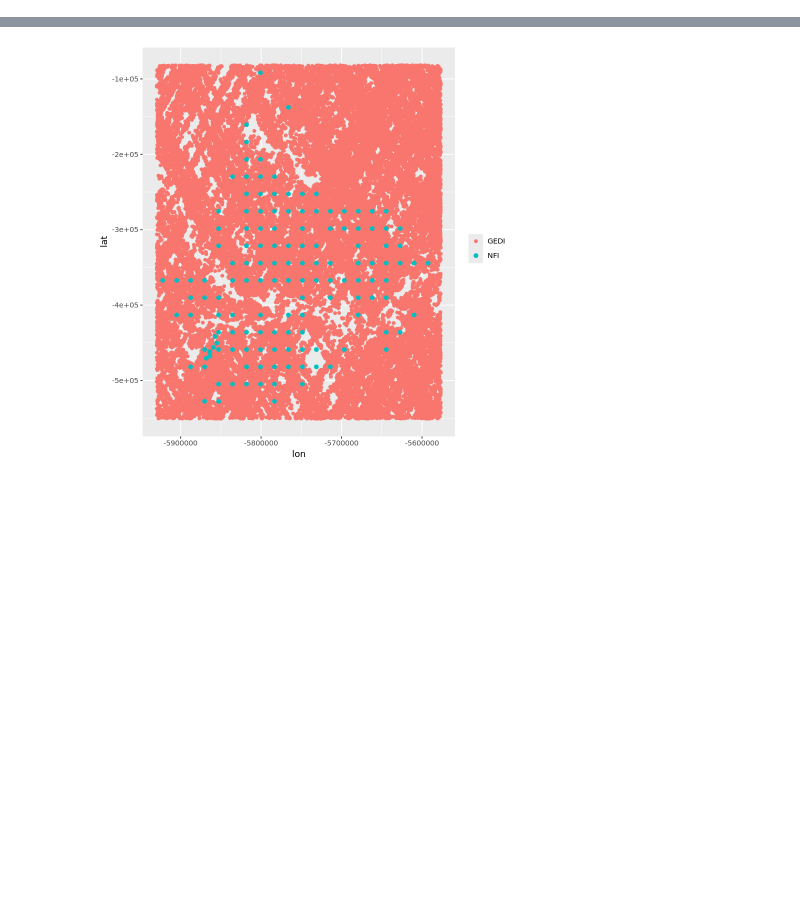
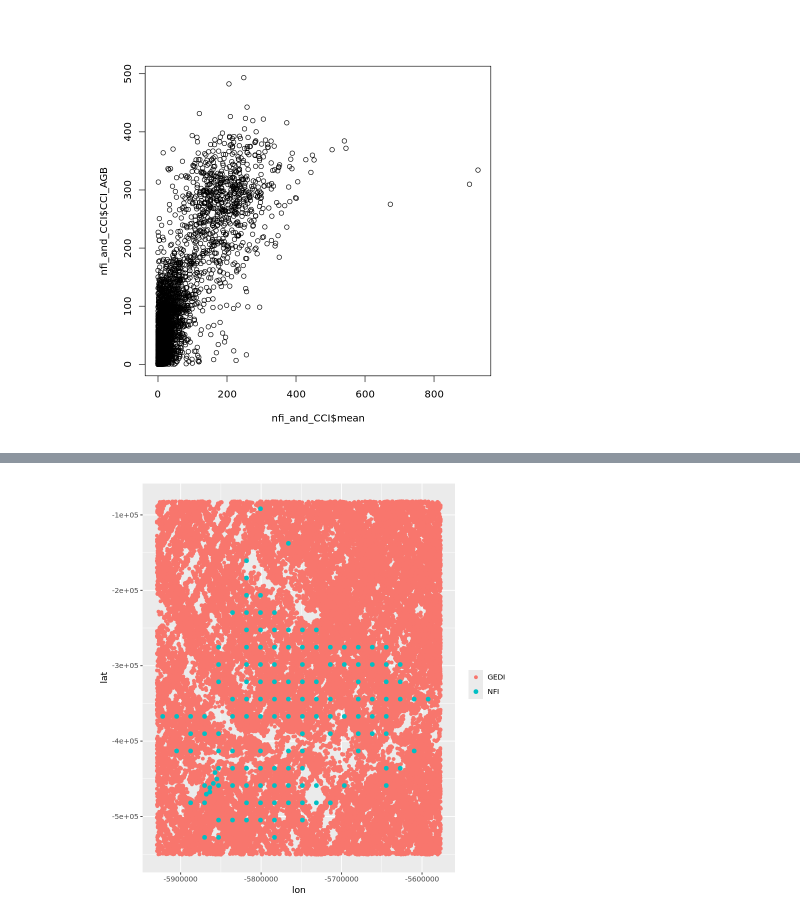
Before and after one commit to CEOSBiomassHarmonization/NASA_CMS, a Jupyter notebook: NASA_CMS_2023/Brazil/Brazil_INLA.ipynb, the cells around one changed output, grey strips where cells are left out. Drawn from its saved outputs; the diff is of its cells as text; code cells hidden in the pictures; blank space fills up the shorter version.

```diff
--- a/NASA_CMS_2023/Brazil/Brazil_INLA.ipynb
+++ b/NASA_CMS_2023/Brazil/Brazil_INLA.ipynb
@@ -130,3 +289,11 @@ ERROR: Error in library(fields): there is no package called ‘fields’
+# %%
+colnames(CCI_AGBD_PSU) = c("UA","CCI_AGB")
+nfi_and_CCI <- merge(nfi,CCI_AGBD_PSU, by = c("UA"))
+nfi_and_CCI <- nfi_and_CCI[nfi_and_CCI$CCI_AGB >0,]
+nfi_and_CCI <- nfi_and_CCI[nfi_and_CCI$mean >0,]
+plot(nfi_and_CCI$mean,nfi_and_CCI$CCI_AGB)
+# %% [output]
+[figure, added]
 # %%
 # library(INLA)
 # library(Matrix)
```
Also changed, not shown: parts of 17 cells of this notebook, 1 other file.
